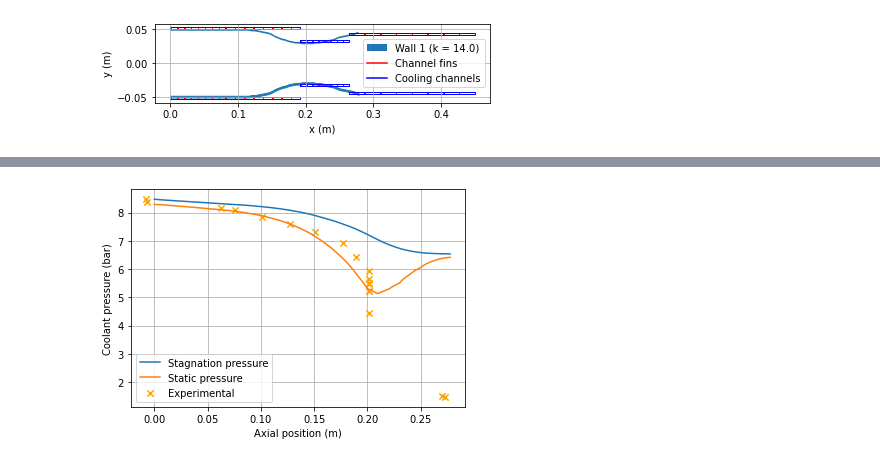
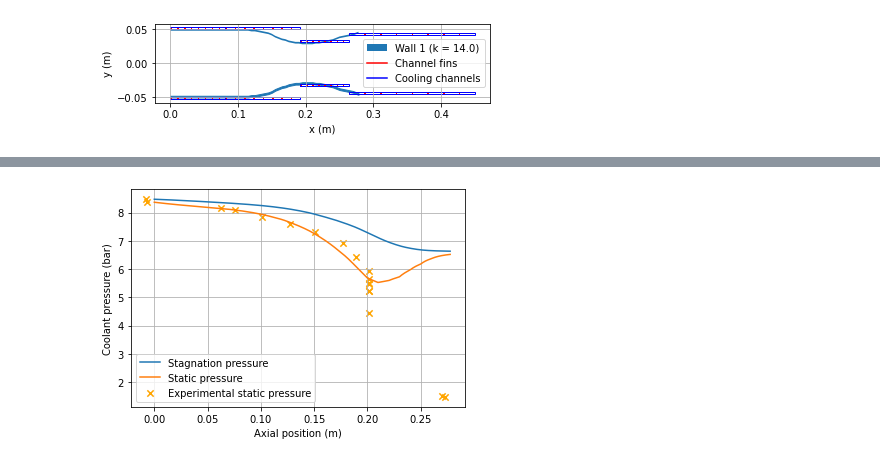
Before and after one commit to cuspaceflight/bamboo, a Jupyter notebook: Pavli 1966.ipynb, the cells around one changed output, grey strips where cells are left out. Saved outputs shown, nothing was run; the diff lists cells and outputs as text; code cells hidden in the pictures.

```diff
--- a/Pavli 1966.ipynb
+++ b/Pavli 1966.ipynb
@@ -116,8 +116,7 @@ coolant_transport = bam.TransportProperties(Pr = Pr_coolant,
                                             mu = mu_coolant,
                                             k = k_coolant,
                                             cp = cp_coolant,
-                                            rho = rho_coolant,
-                                            gamma_coolant = gamma_coolant)
+                                            rho = rho_coolant)
 
 cooling_jacket = bam.CoolingJacket(T0_coolant_in = T0_coolant_in,
                                    p0_coolant_in = p0_coolant_in,
@@ -162,13 +161,13 @@ plt.show()
 # %%
 bam.plot.plot_coolant_pressures(bamboo_data)
 plt.scatter(data["Coolant static pressure"]["x (m)"],
             np.array(data["Coolant static pressure"]["p (Pa)"])/1e5,
             marker = 'x',
             s = 40,
             color = 'orange',
-            label = "Experimental")
+            label = "Experimental static pressure")
 plt.legend()
 plt.legend()
 plt.show()
 # %% [output]
-[figure, old version]
+[figure, new version]
```
Also changed, not shown: parts of 4 cells of this notebook, 4 other files.
